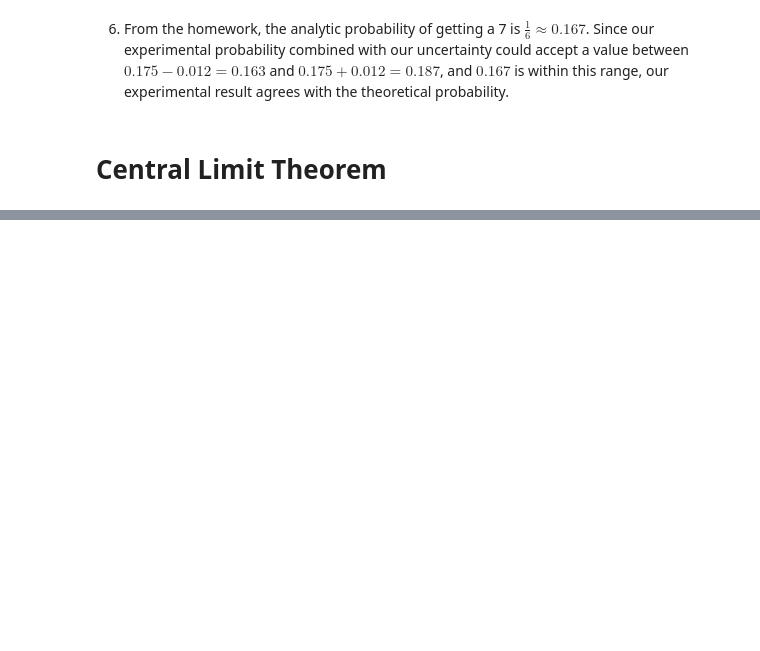
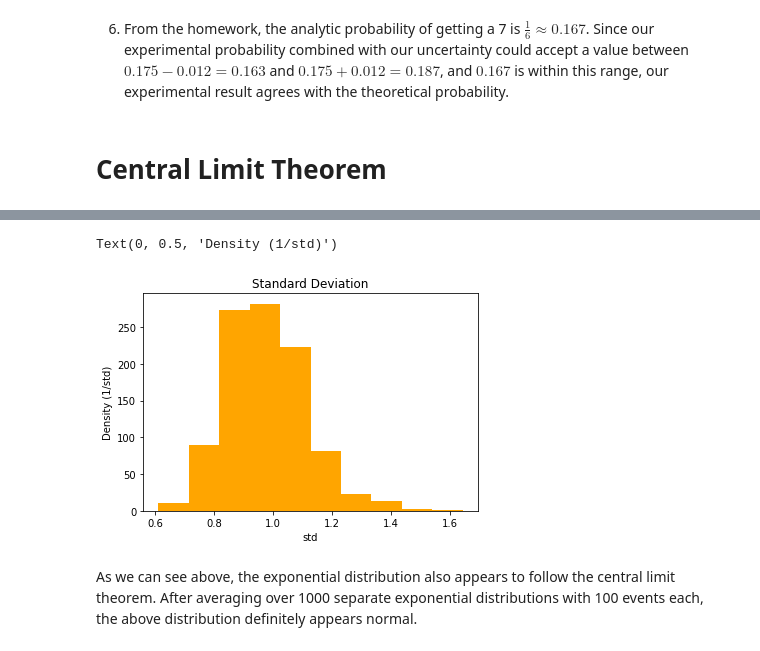
Before and after one commit to cswelch/Physics-434, a Jupyter notebook: Lab 2.ipynb, the cells around one changed output, grey strips where cells are left out. Saved outputs shown, nothing was run; the diff lists cells and outputs as text; code cells hidden in the pictures; blank space fills up the shorter version.

```diff
--- a/Lab 2.ipynb
+++ b/Lab 2.ipynb
@@ -131,0 +171,10 @@ As $N$ increases, we can see that $\mu_5$ and $\sigma_5$ appear to approach norm
+# %%
+plt.hist(std_1000,color='orange')
+plt.title("Standard Deviation")
+plt.xlabel("std")
+plt.ylabel("Density (1/std)")
+# %% [output]
+Text(0, 0.5, 'Density (1/std)')
+[figure, added]
+# %% [markdown]
+As we can see above, the exponential distribution also appears to follow the central limit theorem.  After averaging over 1000 separate exponential distributions with 100 events each, the above distribution definitely appears normal.
```
Also changed, not shown: parts of 13 cells of this notebook, 1 other file.
